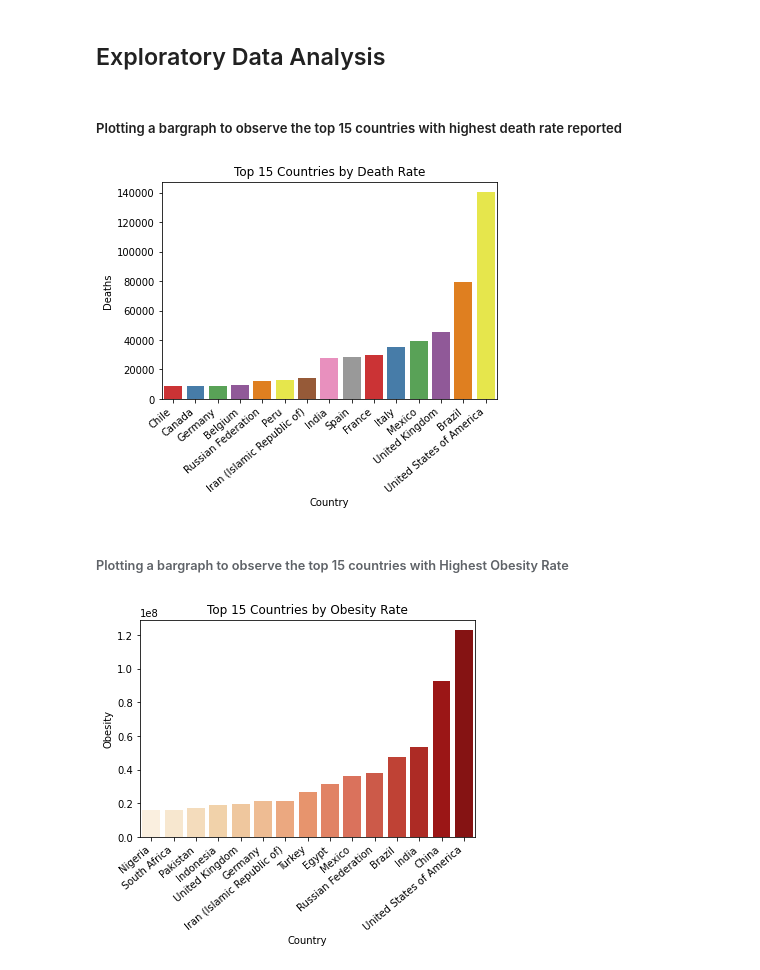
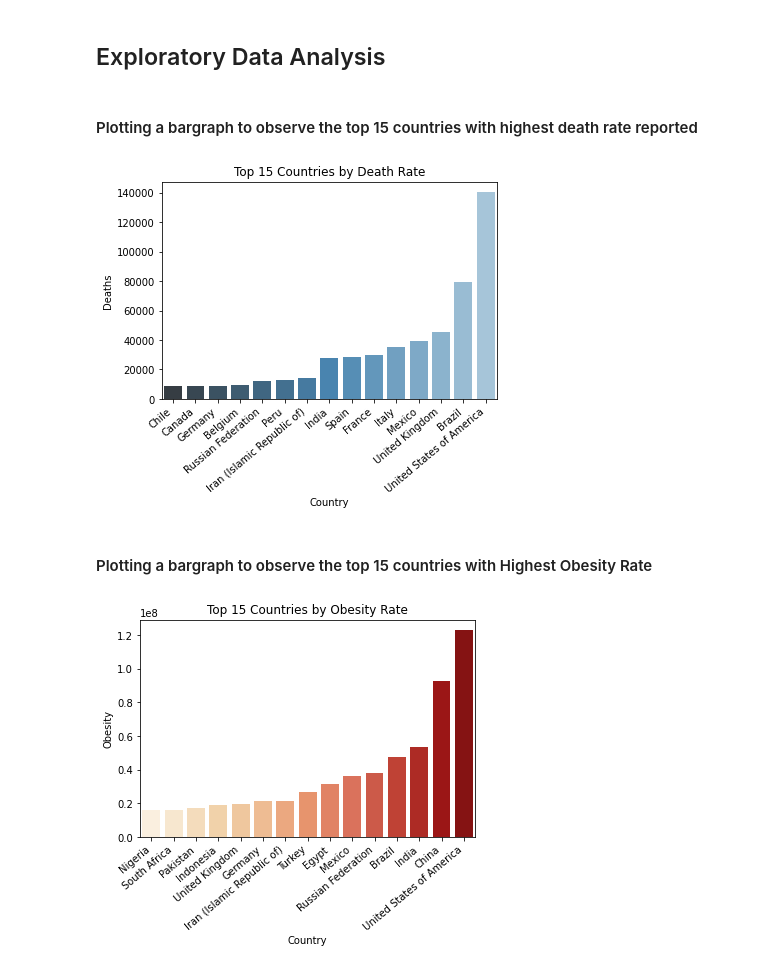
Before and after one commit to MahalavanyaSriram/COVID-19_Prediction, a Jupyter notebook: Prediction_COVID_Fatality_Rates.ipynb, the cells around one changed output. Saved outputs shown, nothing was run; the diff lists cells and outputs as text; code cells hidden in the pictures.

```diff
--- a/Prediction_COVID_Fatality_Rates.ipynb
+++ b/Prediction_COVID_Fatality_Rates.ipynb
@@ -227,24 +236,24 @@ covid_food_data.head()
 import warnings
 warnings.filterwarnings('ignore')
 # %% [markdown]
-##### Plotting a bargraph to observe the top 15 countries with highest death rate reported
+#### Plotting a bargraph to observe the top 15 countries with highest death rate reported
 # %%
 covid_food_analysis = pd.DataFrame(covid_food_data, columns = ['Country', 'Animal Products', 'Cereals - Excluding Beer', 'Vegetal Products', 'Obesity', 'Undernourished', 'Deaths', 'Population'])
 # replacing death % value with number of deaths
 covid_food_analysis.Deaths = covid_food_analysis.Deaths * covid_food_analysis.Population / 100
 covid_food_analysis.Deaths = np.round(covid_food_analysis.Deaths, decimals =0)
 covid_food_analysis_sorted = covid_food_analysis.sort_values(by=['Deaths'])
 # top 15 countries based on death rate
 highest_deathRate_countries = covid_food_analysis_sorted.tail(15)
 #bar plot
-ax = sns.barplot('Country', 'Deaths', data = highest_deathRate_countries, palette="Set1")
+ax = sns.barplot('Country', 'Deaths', data = highest_deathRate_countries, palette="Blues_d")
 ax.set_title('Top 15 Countries by Death Rate')
 ax.set_xticklabels(ax.get_xticklabels(),rotation=40, ha = 'right')
 plt.show()
 # %% [output]
-[figure, old version]
+[figure, new version]
 # %% [markdown]
-###### Plotting a bargraph to observe the top 15 countries with Highest Obesity Rate
+#### Plotting a bargraph to observe the top 15 countries with Highest Obesity Rate
 # %%
 # top 15 countries facing obesity issues
 covid_food_analysis.Obesity = covid_food_analysis.Obesity * covid_food_analysis.Population / 100
```
Also changed, not shown: parts of 66 cells of this notebook, 4 other files.
